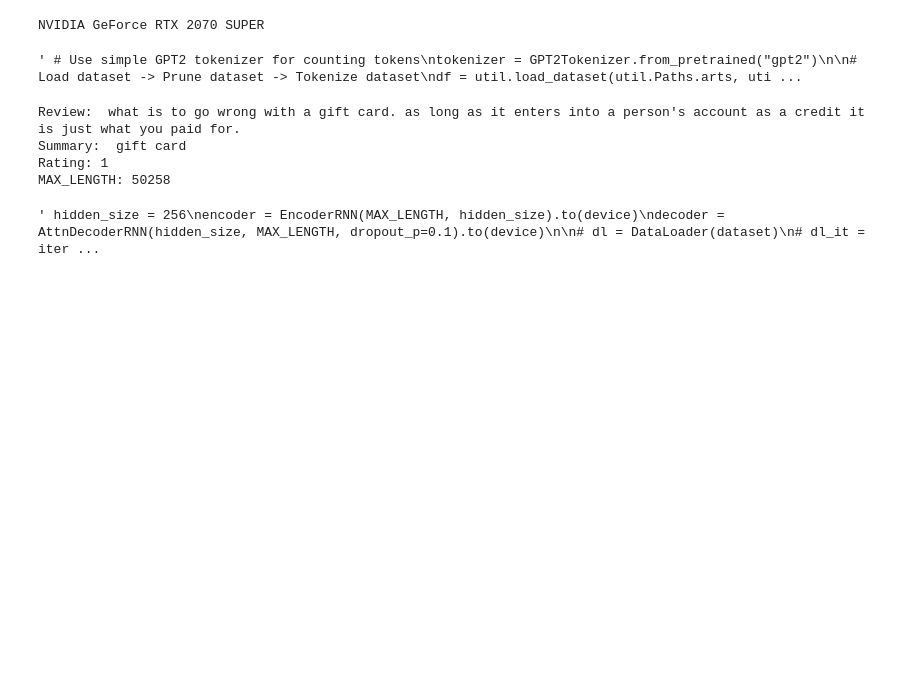
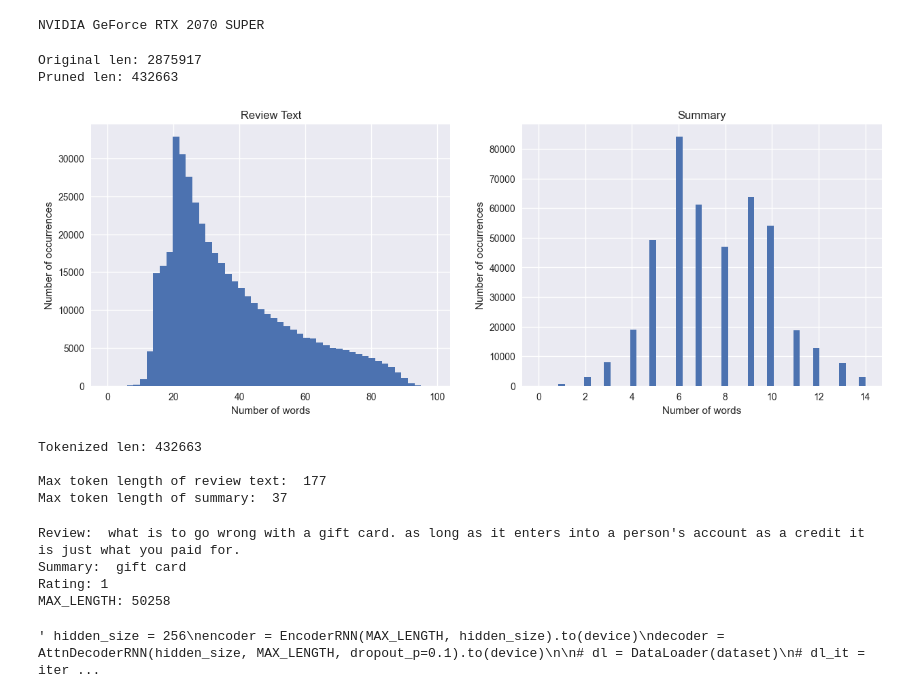
Before and after one commit to JnsJensen/review-summariser, a Jupyter notebook: summariser.ipynb, the cells around one changed output. Saved outputs shown, nothing was run; the diff lists cells and outputs as text; code cells hidden in the pictures; blank space fills up the shorter version.

```diff
--- a/summariser.ipynb
+++ b/summariser.ipynb
@@ -37,7 +37,7 @@ fig_dir = "img/"
 # %% [output]
 NVIDIA GeForce RTX 2070 SUPER
 # %%
-""" # Use simple GPT2 tokenizer for counting tokens
+# Use simple GPT2 tokenizer for counting tokens
 tokenizer = GPT2Tokenizer.from_pretrained("gpt2")
 
 # Load dataset -> Prune dataset -> Tokenize dataset
@@ -48,35 +48,40 @@ print(f"Pruned len: {len(df_pruned)}")
 util.save_dataset(df_pruned, util.Paths.arts, util.DatasetType.PRUNED)
 
 # plot the review and summary word count distribution
 fig, ax = plt.subplots(1, 2, figsize=(15, 5))
 
 text_word_count = df_pruned['reviewText'].apply(lambda x: len(x.split()))
 summary_word_count = df_pruned['summary'].apply(lambda x: len(x.split()))
 
 for ax, data, title in zip(ax.flatten(), [text_word_count, summary_word_count], ['Review Text', 'Summary']):
     ax.hist(data, bins=50)
     ax.set_title(title)
     ax.set_xlabel('Number of words')
     ax.set_ylabel('Number of occurrences')
 
 plt.show()
 
 # save figure as png and pdf
 fig.savefig(fig_dir + "review_summary_word_count_distribution.png", dpi=300)
 fig.savefig(fig_dir + "review_summary_word_count_distribution.pdf")
 
 df_tokenized = util.tokenize(df_pruned, tokenizer)
 print(f"Tokenized len: {len(df_tokenized)}")
 
 # Find max token length of review text with numpy
 max_review_len = np.max(list(df_tokenized['reviewText'].arr.lengths()))
 print("\nMax token length of review text: ", max_review_len)
 # Find max token length of summary with numpy
 max_summary_len = np.max((list(df_tokenized['summary'].arr.lengths())))
 print("Max token length of summary: ", max_summary_len)
- """
 # %% [output]
-' # Use simple GPT2 tokenizer for counting tokens\ntokenizer = GPT2Tokenizer.from_pretrained("gpt2")\n\n# Load dataset -> Prune dataset -> Tokenize dataset\ndf = util.load_dataset(util.Paths.arts, uti ...
+Original len: 2875917
+Pruned len: 432663
+[figure, added]
+Tokenized len: 432663
+
+Max token length of review text:  177
+Max token length of summary:  37
 # %%
 # torch dataset from pandas dataframe
 # defines a voacbulary of words and converts the review text to a list of indices
```
Also changed, not shown: parts of 1 cell of this notebook, 3 other files.
